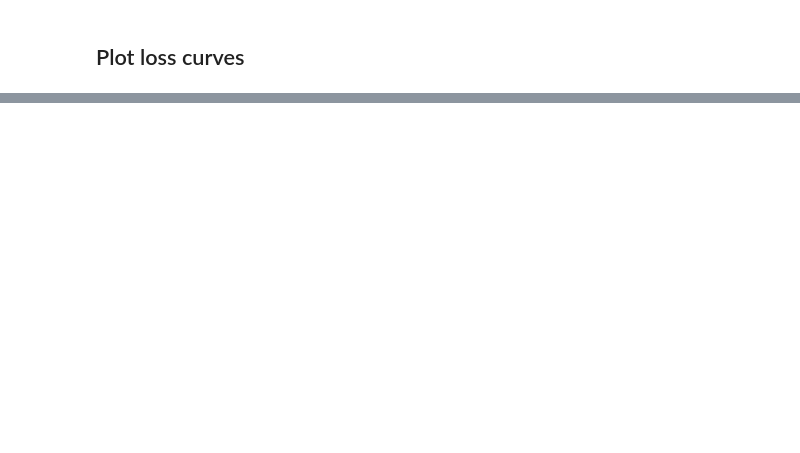
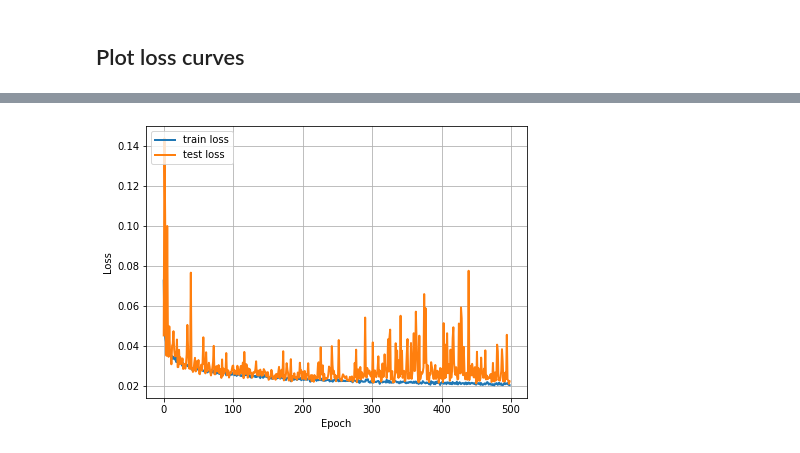
Before and after one commit to hasibzunair/masksup-segmentation, a Jupyter notebook: notebooks/pretrain.ipynb, the cells around one changed output, grey strips where cells are left out. Cells and saved outputs as stored; diff of their text form; code cells hidden in the pictures; blank space fills up the shorter version.

```diff
--- a/notebooks/pretrain.ipynb
+++ b/notebooks/pretrain.ipynb
@@ -323,0 +337,16 @@ plt.show()
+# %%
+# Plot training & validation loss values
+# b, g, r, y, o, -g, -m,
+plt.figure(figsize=(15, 5))
+plt.subplot(121)
+plt.plot(train_losses,linewidth=2)
+plt.plot(test_losses,linewidth=2)
+#plt.title('{} loss'.format("Exp name"))
+plt.ylabel('Loss')
+plt.xlabel('Epoch')
+plt.legend(['train loss', 'test loss'], loc='upper left')
+plt.grid(True)
+plt.savefig('{}/{}_graph.png'.format(LOG_PATH, EXPERIMENT_NAME), dpi=300)
+plt.show()
+# %% [output]
+[figure, added]
```
Also changed, not shown: parts of 5 cells of this notebook.
